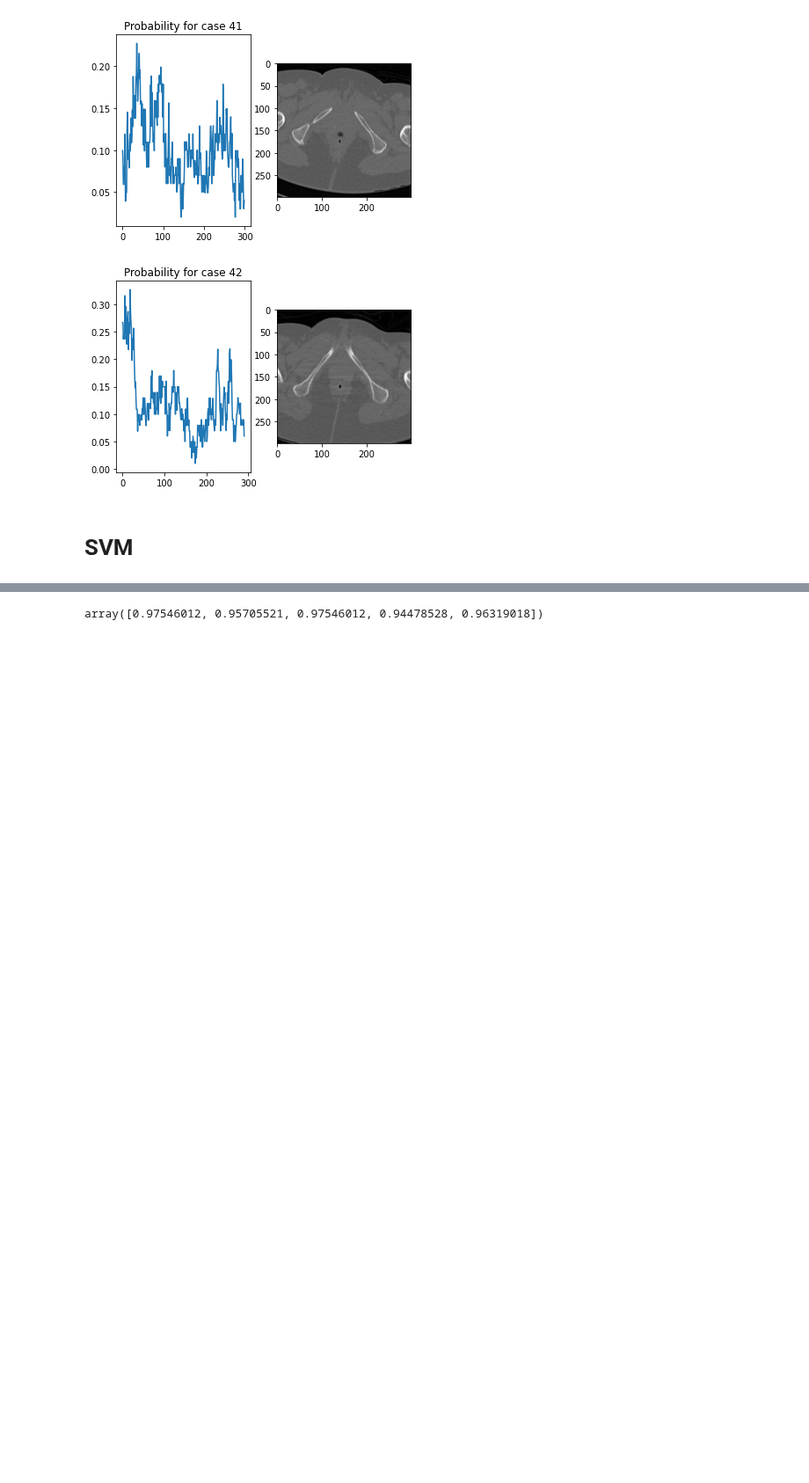
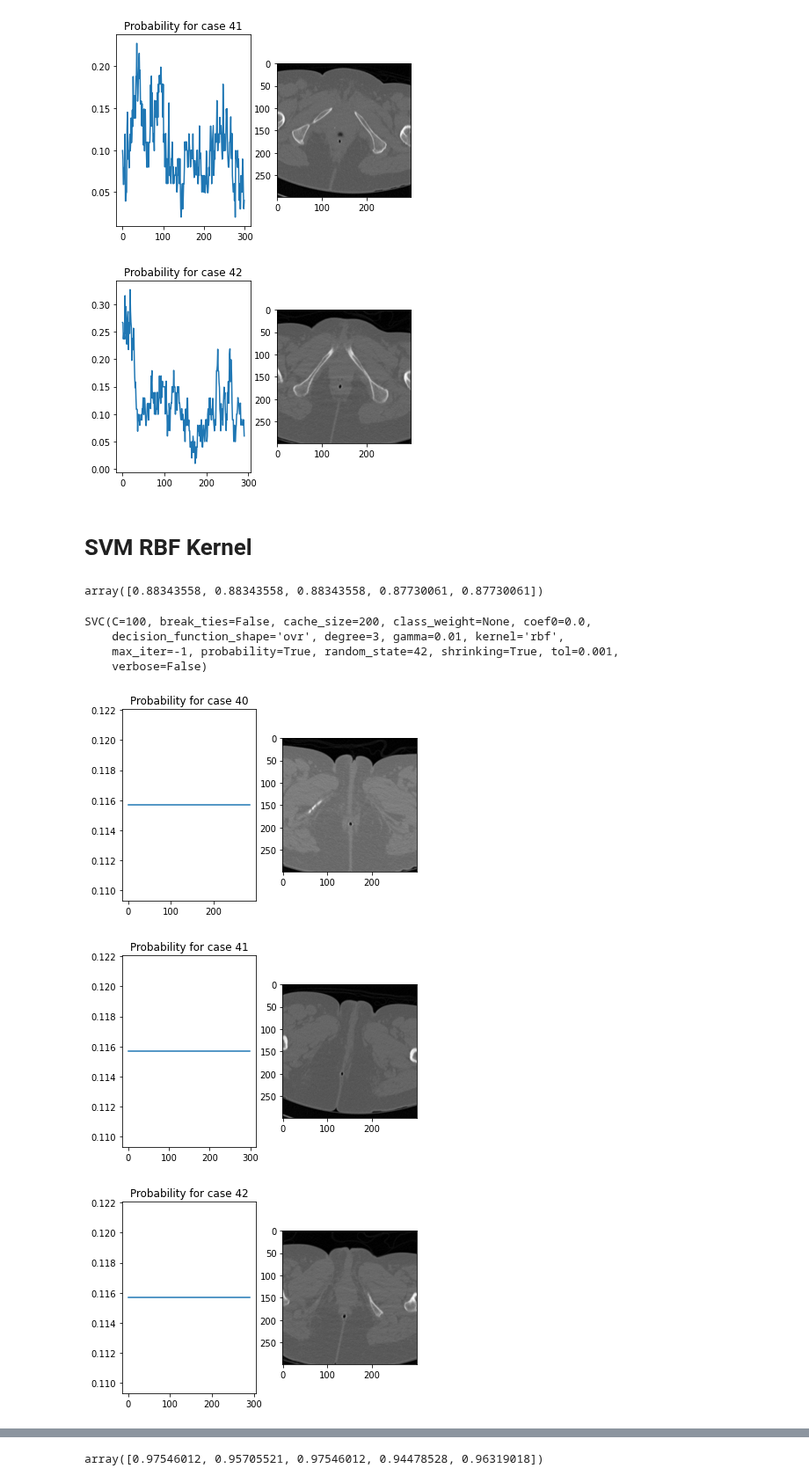
Before and after one commit to KenzaB27/segmentation-of-pelvic-bone, a Jupyter notebook: src/ml_model.ipynb, the cells around one changed output, grey strips where cells are left out. Shown at 88% size. Saved outputs shown, nothing was run; the diff lists cells and outputs as text; code cells hidden in the pictures; blank space fills up the shorter version.

```diff
--- a/src/ml_model.ipynb
+++ b/src/ml_model.ipynb
@@ -136,4 +136,41 @@ for id, cmn_img in data.cmn_img.items():
 [figure]
 [figure]
 # %% [markdown]
-# SVM
+# SVM RBF Kernel
+# %%
+X_train, y_train, X_val, y_val = data.X_flat_train, data.y_train, data.X_flat_val, data.y_val
+# %%
+from sklearn.model_selection import cross_val_score
+from sklearn import svm
+clf = svm.SVC(kernel='rbf', C=100, gamma = 0.01, probability=True, random_state=42)
+scores = cross_val_score(clf, X_train, y_train, cv=5, n_jobs=-1)
+# %%
+scores
+# %% [output]
+array([0.88343558, 0.88343558, 0.88343558, 0.87730061, 0.87730061])
+# %%
+clf.fit(X_train, y_train)
+# %% [output]
+SVC(C=100, break_ties=False, cache_size=200, class_weight=None, coef0=0.0,
+    decision_function_shape='ovr', degree=3, gamma=0.01, kernel='rbf',
+    max_iter=-1, probability=True, random_state=42, shrinking=True, tol=0.001,
+    verbose=False)
+# %%
+for id, cmn_img in data.cmn_img.items():
+  X_flat = np.array([x.flatten() for x in cmn_img])
+  X_flat = data.scaler.transform(X_flat)
+  y_pred = clf.predict_proba(X_flat)[:,1]
+  argmax = np.argmax(y_pred)
+  plt.figure()
+
+  plt.subplot(121)
+  plt.plot(y_pred)
+  plt.title(f"Probability for case {id}")
+
+  plt.subplot(122)
+  plt.imshow(data.cmn_img[id][argmax], cmap="gray")
+  plt.show()
+# %% [output]
+[figure, added]
+[figure, added]
+[figure, added]
```
Also changed, not shown: parts of 5 cells of this notebook.
